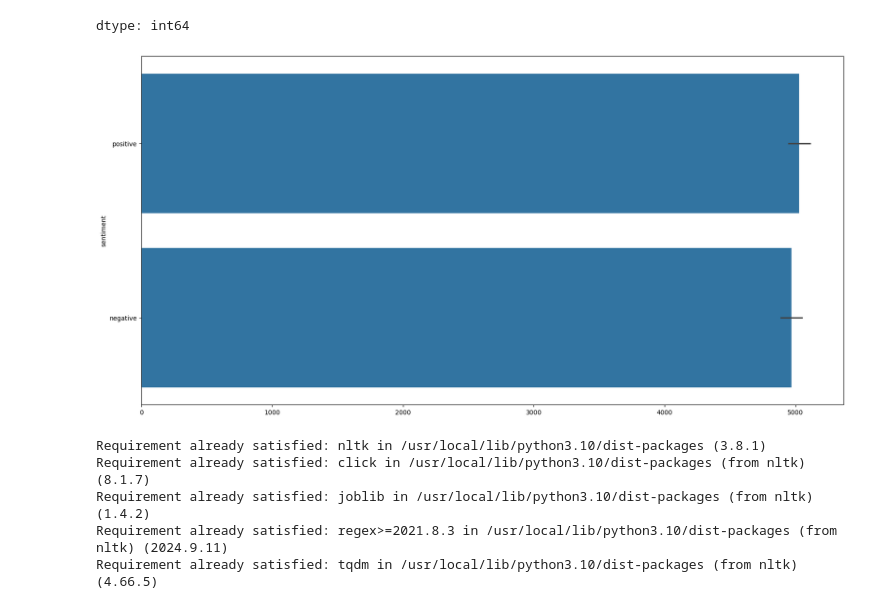
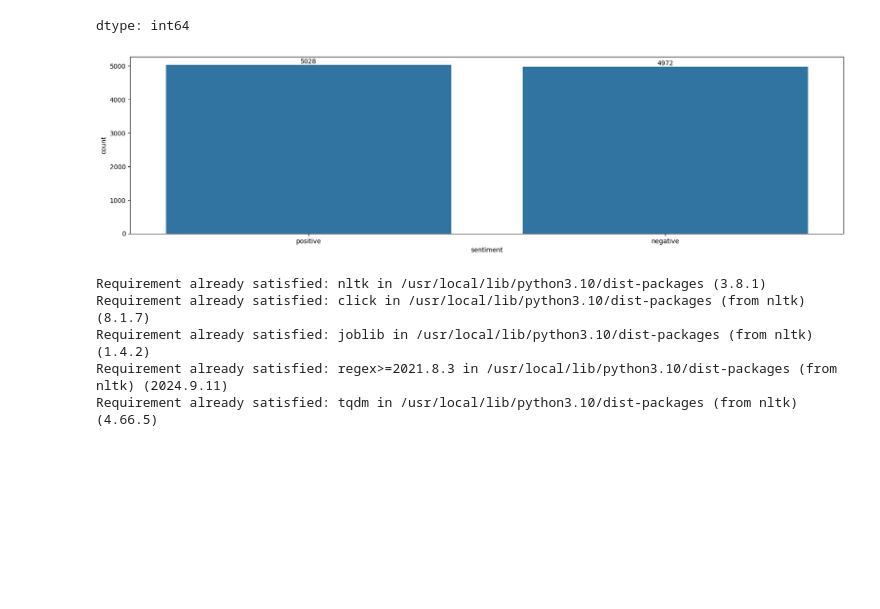
Before and after one commit to omars1234/DeepLearning_RNN, a Jupyter notebook: NLP_SentimentAnalysis.ipynb, the cells around one changed output. Cells and saved outputs as stored; diff of their text form; code cells hidden in the pictures; blank space fills up the shorter version.

```diff
--- a/NLP_SentimentAnalysis.ipynb
+++ b/NLP_SentimentAnalysis.ipynb
@@ -33,7 +33,3 @@ df["sentiment"].value_counts()
 | positive | 5028 |
 | negative | 4972 |
 dtype: int64
-# %%
-sns.barplot(df["sentiment"]);
-# %% [output]
-[figure, removed]
@@ -42,3 +36,10 @@ sentence_steaming=PorterStemmer()
+# %%
+fig,ax=plt.subplots(figsize=(20,5))
+sns.countplot(data=df,x="sentiment")
+for label in ax.containers:
+         ax.bar_label(label);
+# %% [output]
+[figure, added]
 # %%
 !pip install nltk
 # %% [output]
```
Also changed, not shown: parts of 8 cells of this notebook.
